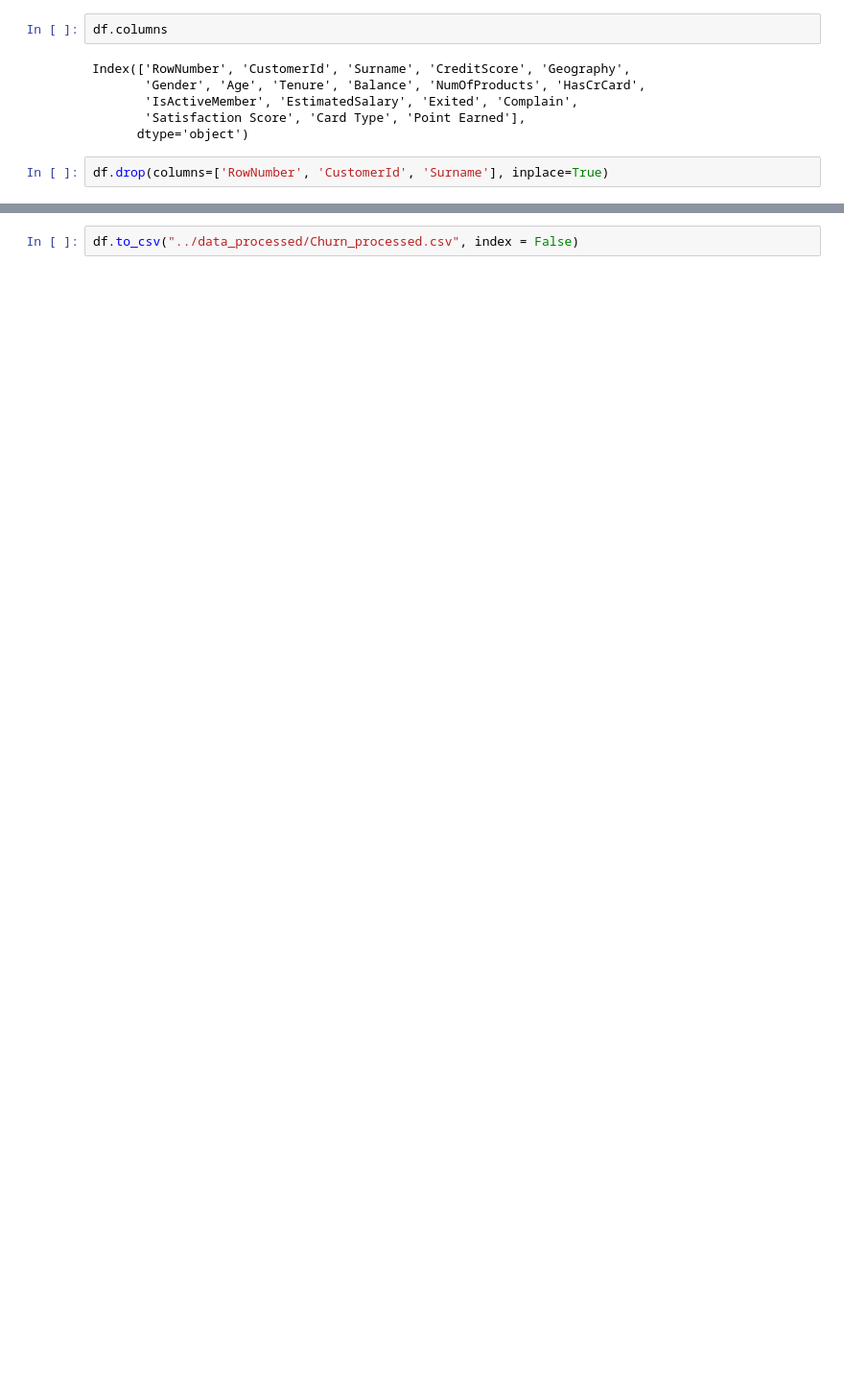
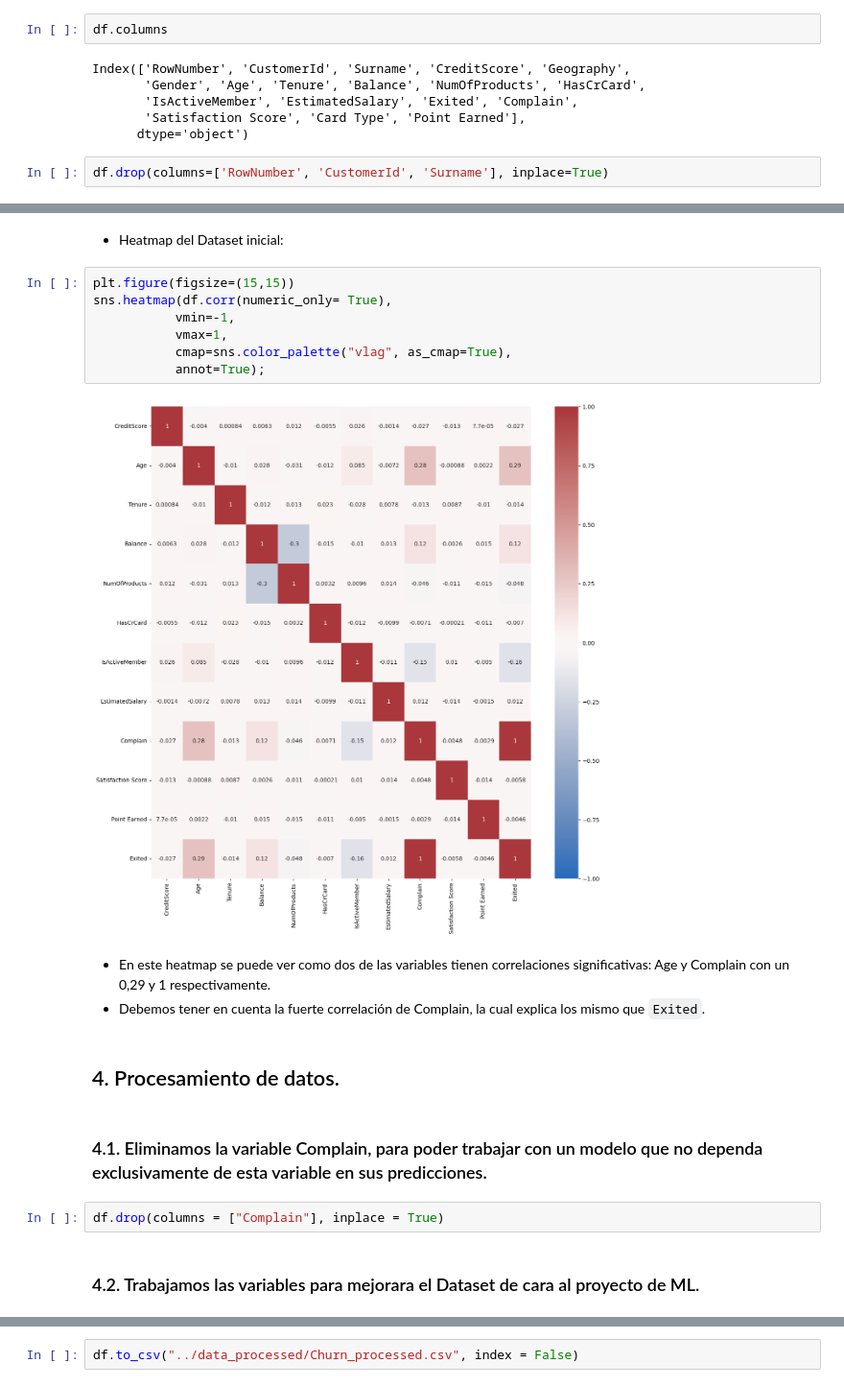
Before and after one commit to StevenNoboa/Proyecto_Machine_Learning_Bank_Customer_Churn_Detection, a Jupyter notebook: noteooks/Limpieza_EDA_ProyectoML_2.ipynb, the cells around one changed output, grey strips where cells are left out. Shown at 96% size. Cells and saved outputs as stored; diff of their text form; blank space fills up the shorter version.

```diff
--- a/noteooks/Limpieza_EDA_ProyectoML_2.ipynb
+++ b/noteooks/Limpieza_EDA_ProyectoML_2.ipynb
@@ -86,0 +126,22 @@ df.drop(columns=['RowNumber', 'CustomerId', 'Surname'], inplace=True)
+# %% [markdown]
+- Heatmap del Dataset inicial:
+# %%
+plt.figure(figsize=(15,15))
+sns.heatmap(df.corr(numeric_only= True),
+           vmin=-1,
+           vmax=1,
+           cmap=sns.color_palette("vlag", as_cmap=True),
+           annot=True);
+# %% [output]
+[figure, added]
+# %% [markdown]
+- En este heatmap se puede ver como dos de las variables tienen correlaciones significativas: Age y Complain con un 0,29 y 1 respectivamente.
+- Debemos tener en cuenta la fuerte correlación de Complain, la cual explica los mismo que `Exited`.
+# %% [markdown]
+## 4. Procesamiento de datos.
+# %% [markdown]
+### 4.1. Eliminamos la variable Complain, para poder trabajar con un modelo que no dependa exclusivamente de esta variable en sus predicciones.
+# %%
+df.drop(columns = ["Complain"], inplace = True)
+# %% [markdown]
+### 4.2. Trabajamos las variables para mejorara el Dataset de cara al proyecto de ML.
```
Also changed, not shown: parts of 81 cells of this notebook, 5 other files.
